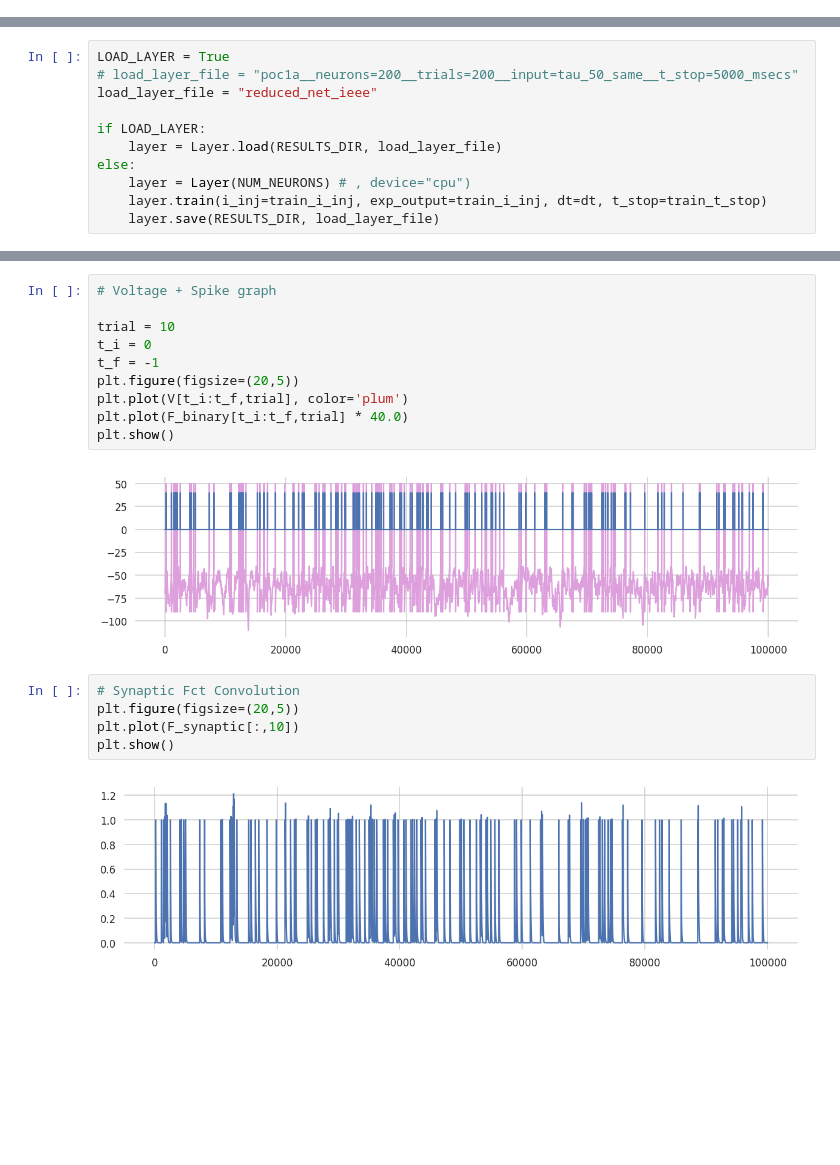
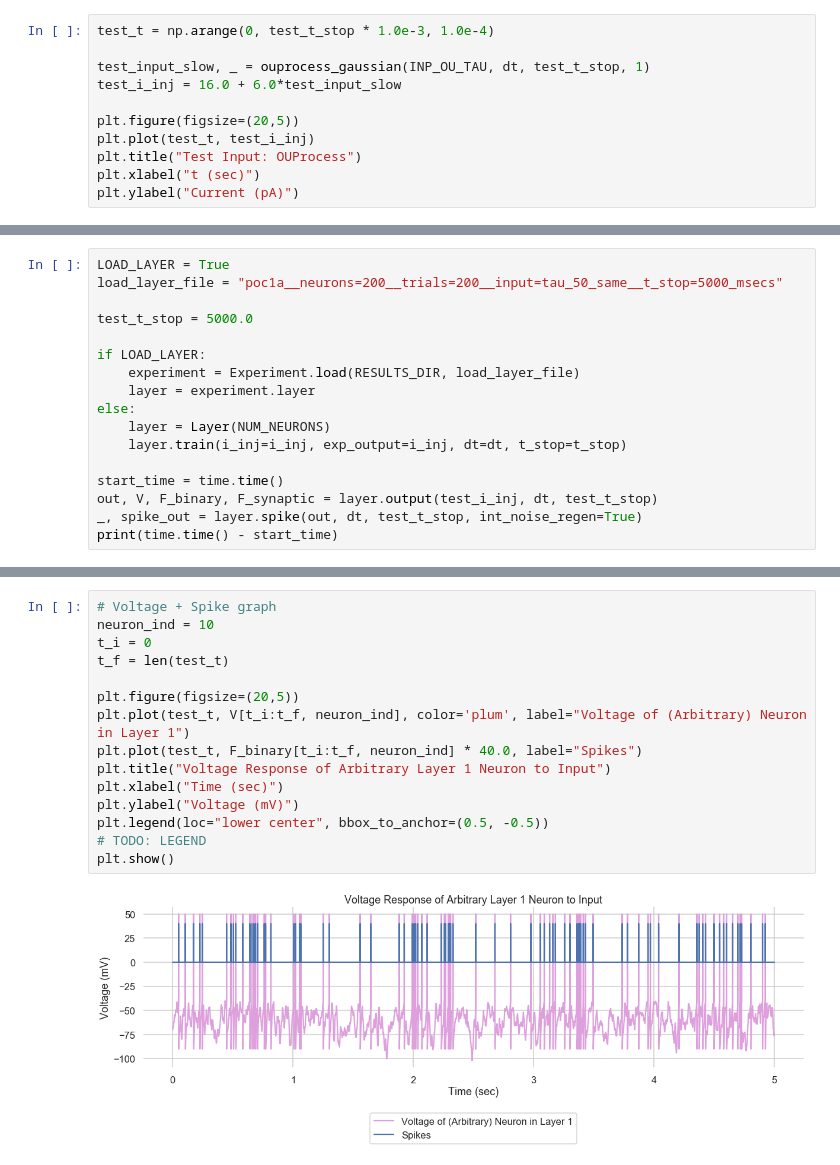
Before and after one commit to nsbspl/async-spike-propagation, a Jupyter notebook: main.ipynb, the cells around one changed output, grey strips where cells are left out. Drawn from its saved outputs; the diff is of its cells as text; blank space fills up the shorter version.

```diff
--- a/main.ipynb
+++ b/main.ipynb
@@ -95,0 +121,11 @@ else:
+# %%
+test_t = np.arange(0, test_t_stop * 1.0e-3, 1.0e-4)
+
+test_input_slow, _ = ouprocess_gaussian(INP_OU_TAU, dt, test_t_stop, 1)
+test_i_inj = 16.0 + 6.0*test_input_slow
+
+plt.figure(figsize=(20,5))
+plt.plot(test_t, test_i_inj)
+plt.title("Test Input: OUProcess")
+plt.xlabel("t (sec)")
+plt.ylabel("Current (pA)")
@@ -96,11 +135,17 @@ else:
 # %%
 LOAD_LAYER = True
-# load_layer_file = "poc1a__neurons=200__trials=200__input=tau_50_same__t_stop=5000_msecs"
-load_layer_file = "reduced_net_ieee"
+load_layer_file = "poc1a__neurons=200__trials=200__input=tau_50_same__t_stop=5000_msecs"
+
+test_t_stop = 5000.0
 
 if LOAD_LAYER:
-    layer = Layer.load(RESULTS_DIR, load_layer_file)
+    experiment = Experiment.load(RESULTS_DIR, load_layer_file)
+    layer = experiment.layer
 else:
-    layer = Layer(NUM_NEURONS) # , device="cpu")
-    layer.train(i_inj=train_i_inj, exp_output=train_i_inj, dt=dt, t_stop=train_t_stop)
-    layer.save(RESULTS_DIR, load_layer_file)
+    layer = Layer(NUM_NEURONS)
+    layer.train(i_inj=i_inj, exp_output=i_inj, dt=dt, t_stop=t_stop)
+
+start_time = time.time()
+out, V, F_binary, F_synaptic = layer.output(test_i_inj, dt, test_t_stop)
+_, spike_out = layer.spike(out, dt, test_t_stop, int_noise_regen=True)
+print(time.time() - start_time)
@@ -146,20 +173,18 @@ plt.show()
 # %%
 # Voltage + Spike graph
+neuron_ind = 10
+t_i = 0
+t_f = len(test_t)
 
-trial = 10
-t_i = 0
-t_f = -1
 plt.figure(figsize=(20,5))
-plt.plot(V[t_i:t_f,trial], color='plum')
-plt.plot(F_binary[t_i:t_f,trial] * 40.0)
+plt.plot(test_t, V[t_i:t_f, neuron_ind], color='plum', label="Voltage of (Arbitrary) Neuron in Layer 1")
+plt.plot(test_t, F_binary[t_i:t_f, neuron_ind] * 40.0, label="Spikes")
+plt.title("Voltage Response of Arbitrary Layer 1 Neuron to Input")
+plt.xlabel("Time (sec)")
+plt.ylabel("Voltage (mV)")
+plt.legend(loc="lower center", bbox_to_anchor=(0.5, -0.5))
+# TODO: LEGEND
 plt.show()
 # %% [output]
-[figure, old version]
+[figure, new version]
-# %%
-# Synaptic Fct Convolution
-plt.figure(figsize=(20,5))
-plt.plot(F_synaptic[:,10])
-plt.show()
-# %% [output]
-[figure, removed]
 # %%
```
Also changed, not shown: parts of 106 cells of this notebook, 4 other files.
